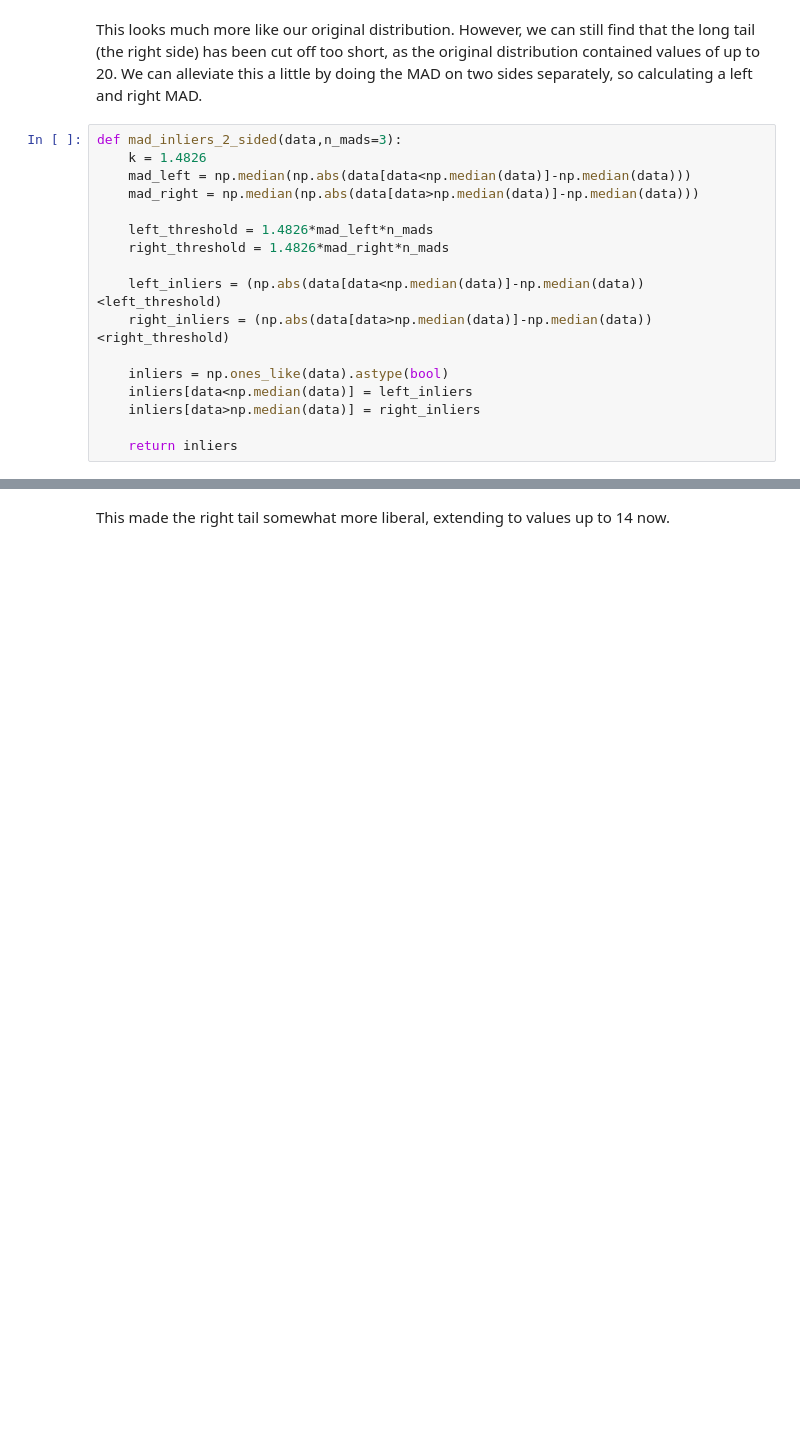
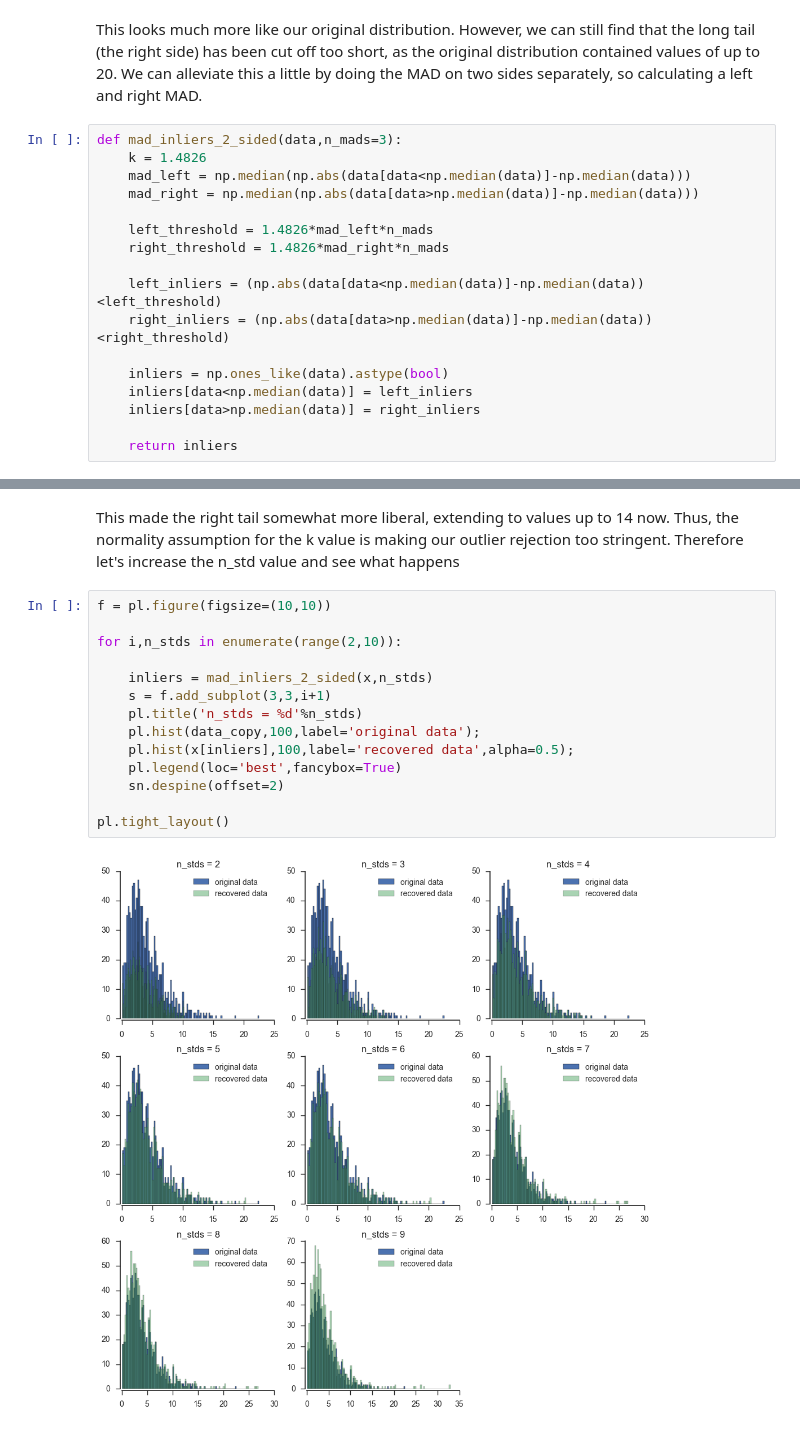
Before and after one commit to daanvanes/tutorials, a Jupyter notebook: Outlier_detection.ipynb, the cells around one changed output, grey strips where cells are left out. Drawn from its saved outputs; the diff is of its cells as text; blank space fills up the shorter version.

```diff
--- a/Outlier_detection.ipynb
+++ b/Outlier_detection.ipynb
@@ -251,2 +253,18 @@ far outliers detected: 16/16
 # %% [markdown]
-This made the right tail somewhat more liberal, extending to values up to 14 now.
+This made the right tail somewhat more liberal, extending to values up to 14 now. Thus, the normality assumption for the k value is making our outlier rejection too stringent. Therefore let's increase the n_std value and see what happens
+# %%
+f = pl.figure(figsize=(10,10))
+
+for i,n_stds in enumerate(range(2,10)):
+
+    inliers = mad_inliers_2_sided(x,n_stds)
+    s = f.add_subplot(3,3,i+1)
+    pl.title('n_stds = %d'%n_stds)
+    pl.hist(data_copy,100,label='original data');
+    pl.hist(x[inliers],100,label='recovered data',alpha=0.5);
+    pl.legend(loc='best',fancybox=True)
+    sn.despine(offset=2)
+
+pl.tight_layout()
+# %% [output]
+[figure, added]
```
Also changed, not shown: parts of 13 cells of this notebook, 3 other files.
